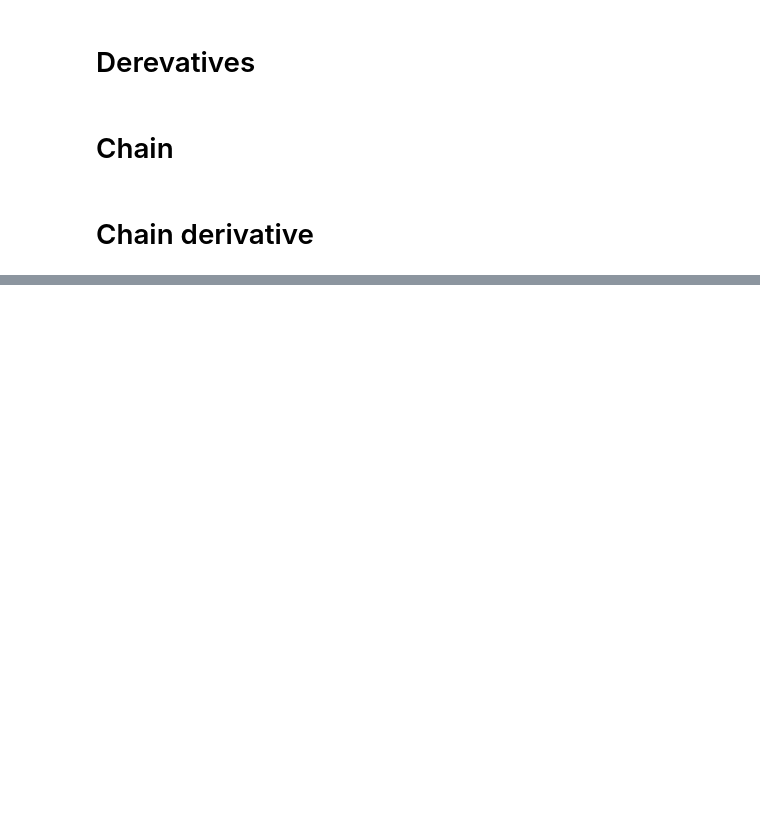
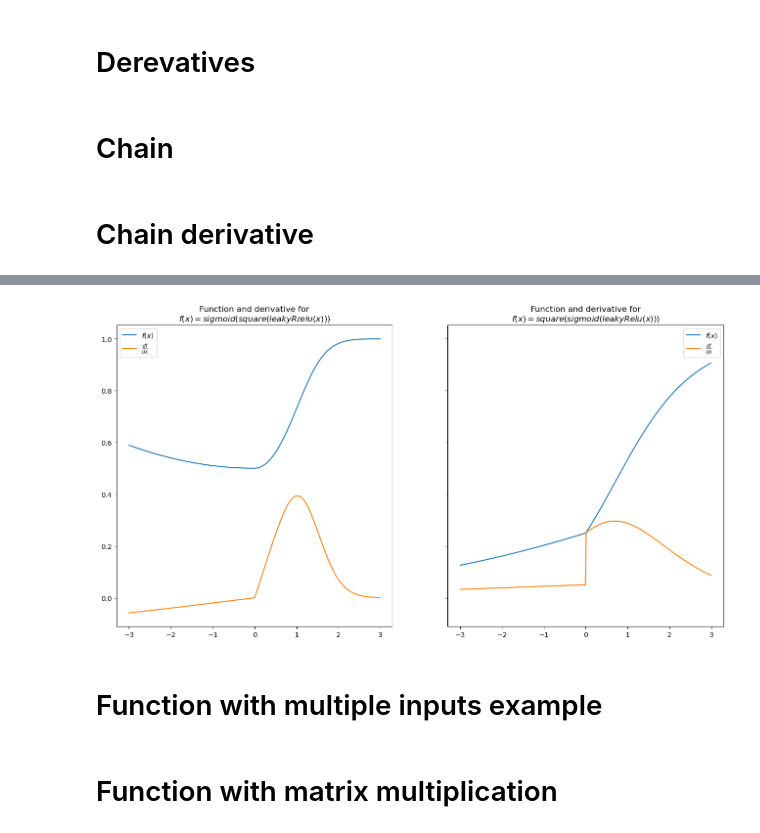
Before and after one commit to vdoom/nn_from_scratch, a Jupyter notebook: MathSection.ipynb, the cells around one changed output, grey strips where cells are left out. Drawn from its saved outputs; the diff is of its cells as text; code cells hidden in the pictures; blank space fills up the shorter version.

```diff
--- a/MathSection.ipynb
+++ b/MathSection.ipynb
@@ -184,0 +342,40 @@ def chain_deriv_2(chain: Chain,
+# %%
+def plot_chain_deriv(ax,
+                     chain: Chain,
+                     input_range: ndarray,
+                     length: int=2) -> ndarray:
+    '''
+    Uses the chain rule to plot the derivative of two nested functions.
+
+    ax: matplotlib Subplot for plotting
+    '''
+
+    if length == 2:
+        output_range = chain_deriv_2(chain, input_range)
+    elif length == 3:
+        output_range = chain_deriv_3(chain, input_range)
+    ax.plot(input_range, output_range)
+# %%
+fig, ax = plt.subplots(1, 2, sharey=True, figsize=(16, 8))  # 2 Rows, 1 Col
+
+chain_1 = [leaky_relu, square, sigmoid]
+chain_2 = [leaky_relu, sigmoid, square]
+
+PLOT_RANGE = np.arange(-3, 3, 0.01)
+plot_chain(ax[0], chain_1, PLOT_RANGE, length=3)
+plot_chain_deriv(ax[0], chain_1, PLOT_RANGE, length=3)
+
+ax[0].legend(["$f(x)$", "$\\frac{df}{dx}$"])
+ax[0].set_title("Function and derivative for\n$f(x) = sigmoid(square(leakyRrelu(x)))$")
+
+plot_chain(ax[1], chain_2, PLOT_RANGE, length=3)
+plot_chain_deriv(ax[1], chain_2, PLOT_RANGE, length=3)
+ax[1].legend(["$f(x)$", "$\\frac{df}{dx}$"])
+ax[1].set_title("Function and derivative for\n$f(x) = square(sigmoid(leakyRelu(x)))$");
+
+# plt.savefig(IMG_FOLDER_PATH + "09_plot_chain_rule_2.png");
+# plt.savefig(PDF_IMG_FOLDER_PATH + "09_plot_chain_rule_2.pdf");
+# %% [output]
+[figure, added]
+# %% [markdown]
+# Function with multiple inputs example
@@ -184,0 +410,2 @@ def chain_deriv_2(chain: Chain,
+# %% [markdown]
+# Function with matrix multiplication
```
Also changed, not shown: parts of 35 cells of this notebook, 1 other file.
